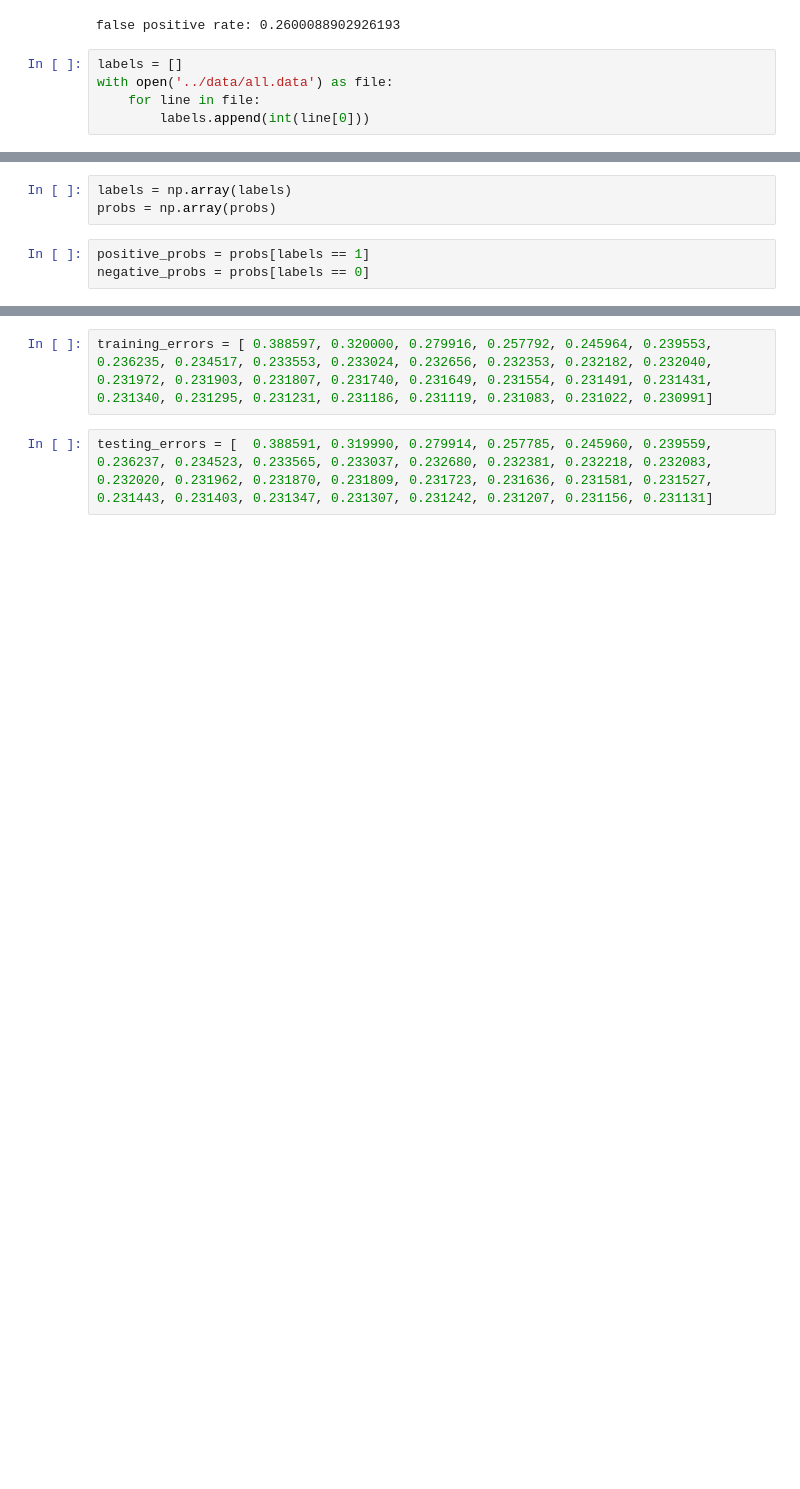
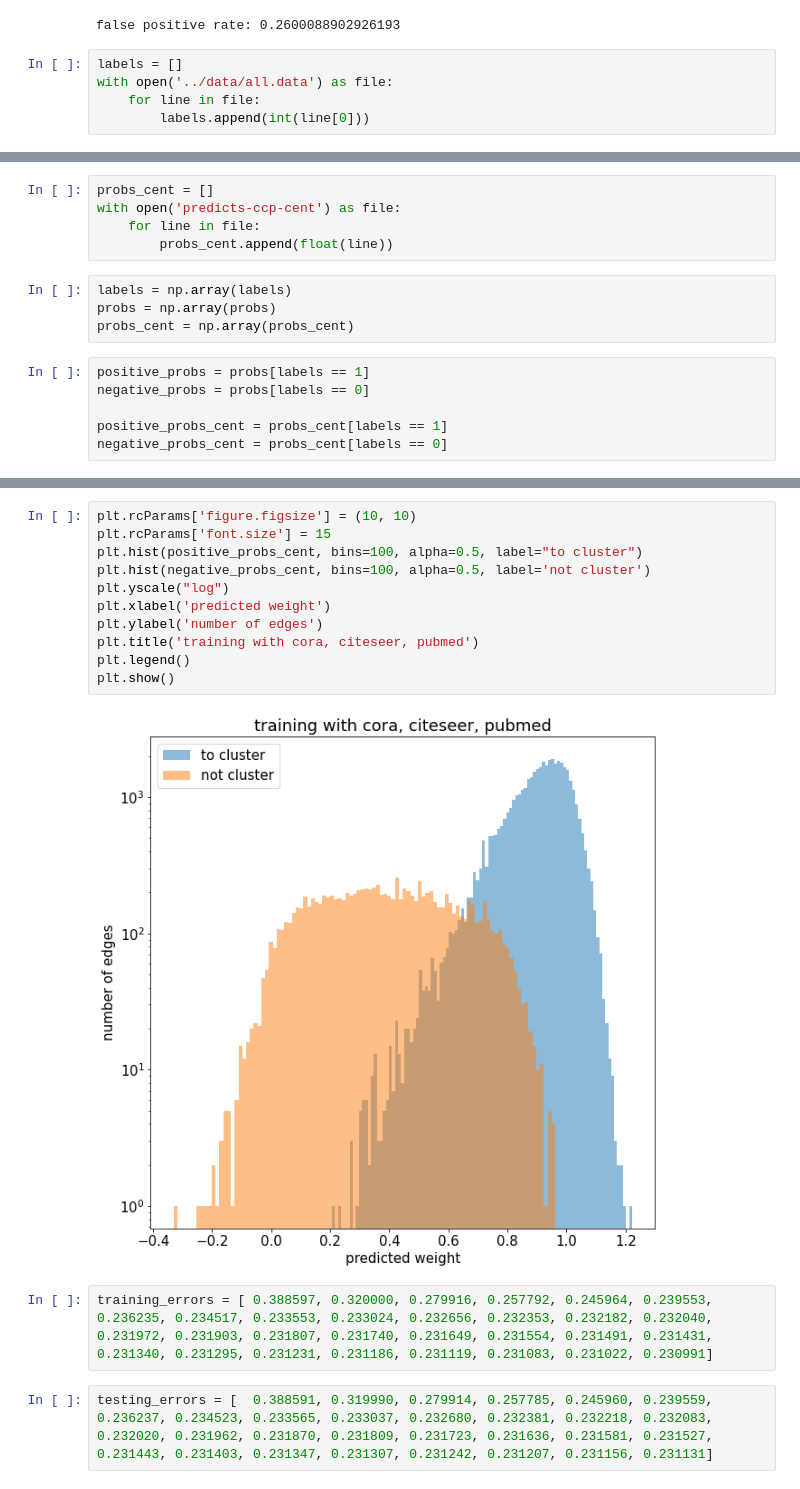
Before and after one commit to DRealHammer/HClustering, a Jupyter notebook: scripts/plot_learning.ipynb, the cells around one changed output, grey strips where cells are left out. Drawn from its saved outputs; the diff is of its cells as text; blank space fills up the shorter version.

```diff
--- a/scripts/plot_learning.ipynb
+++ b/scripts/plot_learning.ipynb
@@ -78,11 +78,20 @@ with open('all_predictions') as file:
 	for line in file:
 		probs.append(float(line))
+# %%
+probs_cent = []
+with open('predicts-ccp-cent') as file:
+	for line in file:
+		probs_cent.append(float(line))
 # %%
 labels = np.array(labels)
 probs = np.array(probs)
+probs_cent = np.array(probs_cent)
 # %%
 positive_probs = probs[labels == 1]
 negative_probs = probs[labels == 0]
+
+positive_probs_cent = probs_cent[labels == 1]
+negative_probs_cent = probs_cent[labels == 0]
 # %%
 plt.rcParams['figure.figsize'] = (10, 10)
 plt.rcParams['font.size'] = 15
@@ -98,3 +108,16 @@ plt.show()
+# %%
+plt.rcParams['figure.figsize'] = (10, 10)
+plt.rcParams['font.size'] = 15
+plt.hist(positive_probs_cent, bins=100, alpha=0.5, label="to cluster")
+plt.hist(negative_probs_cent, bins=100, alpha=0.5, label='not cluster')
+plt.yscale("log")
+plt.xlabel('predicted weight')
+plt.ylabel('number of edges')
+plt.title('training with cora, citeseer, pubmed')
+plt.legend()
+plt.show()
+# %% [output]
+[figure, added]
 # %%
 training_errors = [	0.388597, 0.320000, 0.279916, 0.257792, 0.245964, 0.239553, 0.236235, 0.234517, 0.233553, 0.233024, 0.232656, 0.232353, 0.232182, 0.232040, 0.231972, 0.231903, 0.231807, 0.231740, 0.231649, 0.231554, 0.231491, 0.231431, 0.231340, 0.231295, 0.231231, 0.231186, 0.231119, 0.231083, 0.231022, 0.230991]
 # %%
```
Also changed, not shown: parts of 2 cells of this notebook, 34 other files.
